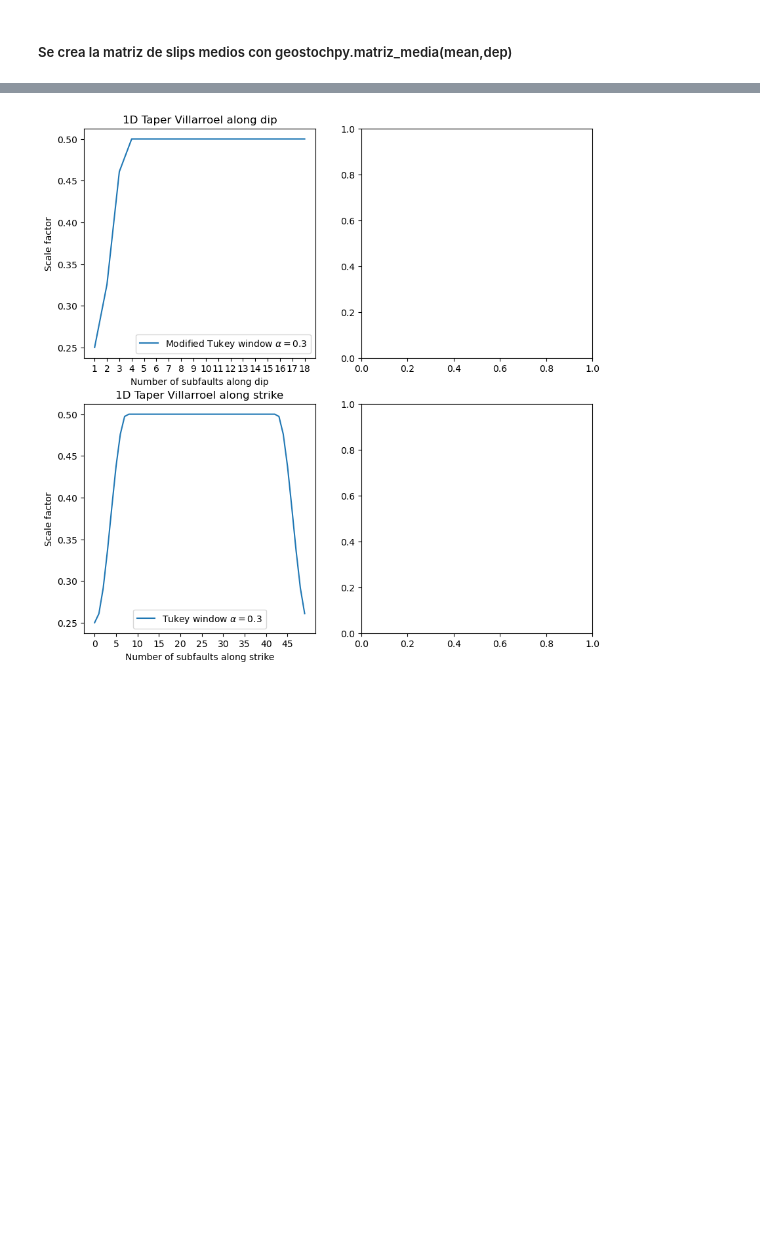
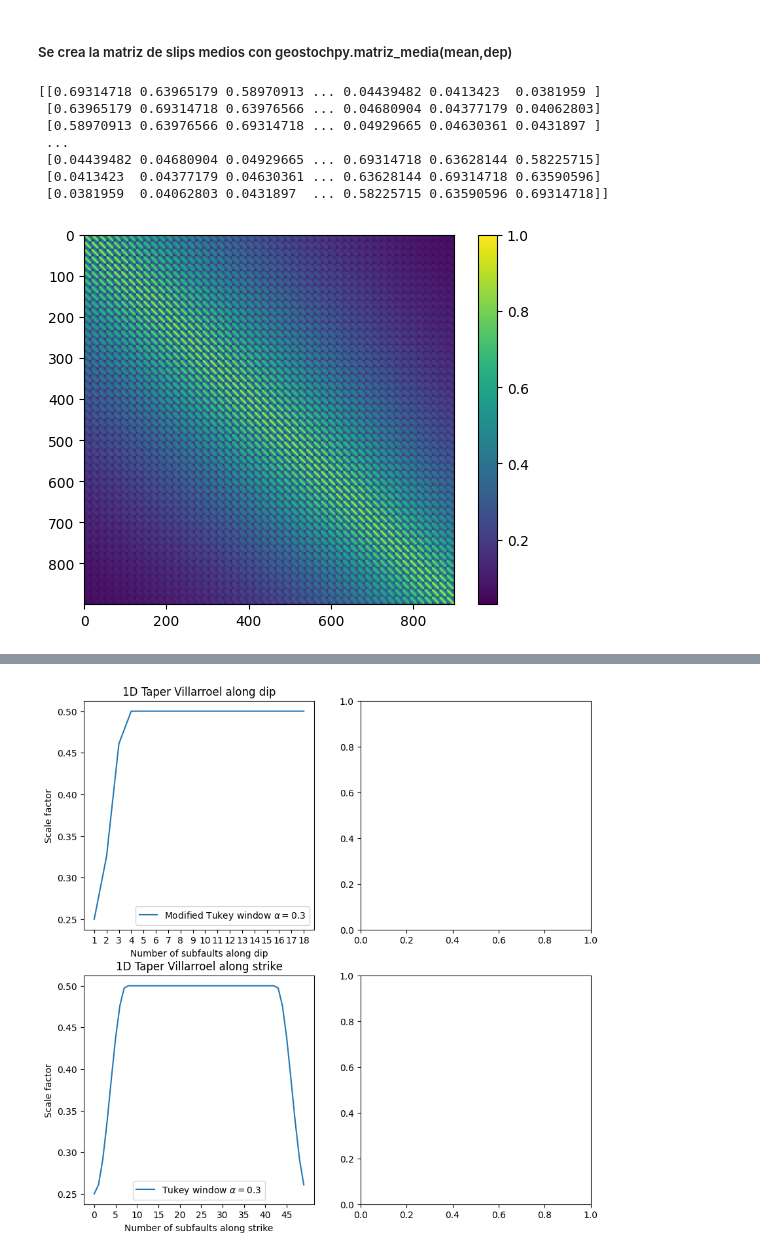
Before and after one commit to alexvillarroel/StochasticSlipGenerator, a Jupyter notebook: util_functions/notebooks/Case2D-Karhunen-Loeve.ipynb, the cells around one changed output, grey strips where cells are left out. Drawn from its saved outputs; the diff is of its cells as text; code cells hidden in the pictures; blank space fills up the shorter version.

```diff
--- a/util_functions/notebooks/Case2D-Karhunen-Loeve.ipynb
+++ b/util_functions/notebooks/Case2D-Karhunen-Loeve.ipynb
@@ -54,3 +105,20 @@ X_grid,Y_grid,dep,dip,strike,rake=geostochpy.interp_slabtofault(lon_flat,lat_fla
+# %%
+C,mat_cova,r_ij=matriz_covarianza_von_karman(dip, dep, lon, lat,length,width)
+# Encuentra los NaNs en la matriz C
+# Imprime los índices de los NaNs
+print(mat_cova)
+plt.imshow(C)
+plt.colorbar()
+mat_cova[np.isnan(mat_cova)] = 0
+# %% [output]
+[[0.69314718 0.63965179 0.58970913 ... 0.04439482 0.0413423  0.0381959 ]
+ [0.63965179 0.69314718 0.63976566 ... 0.04680904 0.04377179 0.04062803]
+ [0.58970913 0.63976566 0.69314718 ... 0.04929665 0.04630361 0.0431897 ]
+ ...
+ [0.04439482 0.04680904 0.04929665 ... 0.69314718 0.63628144 0.58225715]
+ [0.0413423  0.04377179 0.04630361 ... 0.63628144 0.69314718 0.63590596]
+ [0.0381959  0.04062803 0.0431897  ... 0.58225715 0.63590596 0.69314718]]
+[figure, added]
 # %%
 
 ## Creation slip models
```
Also changed, not shown: parts of 7 cells of this notebook, 35 other files.
